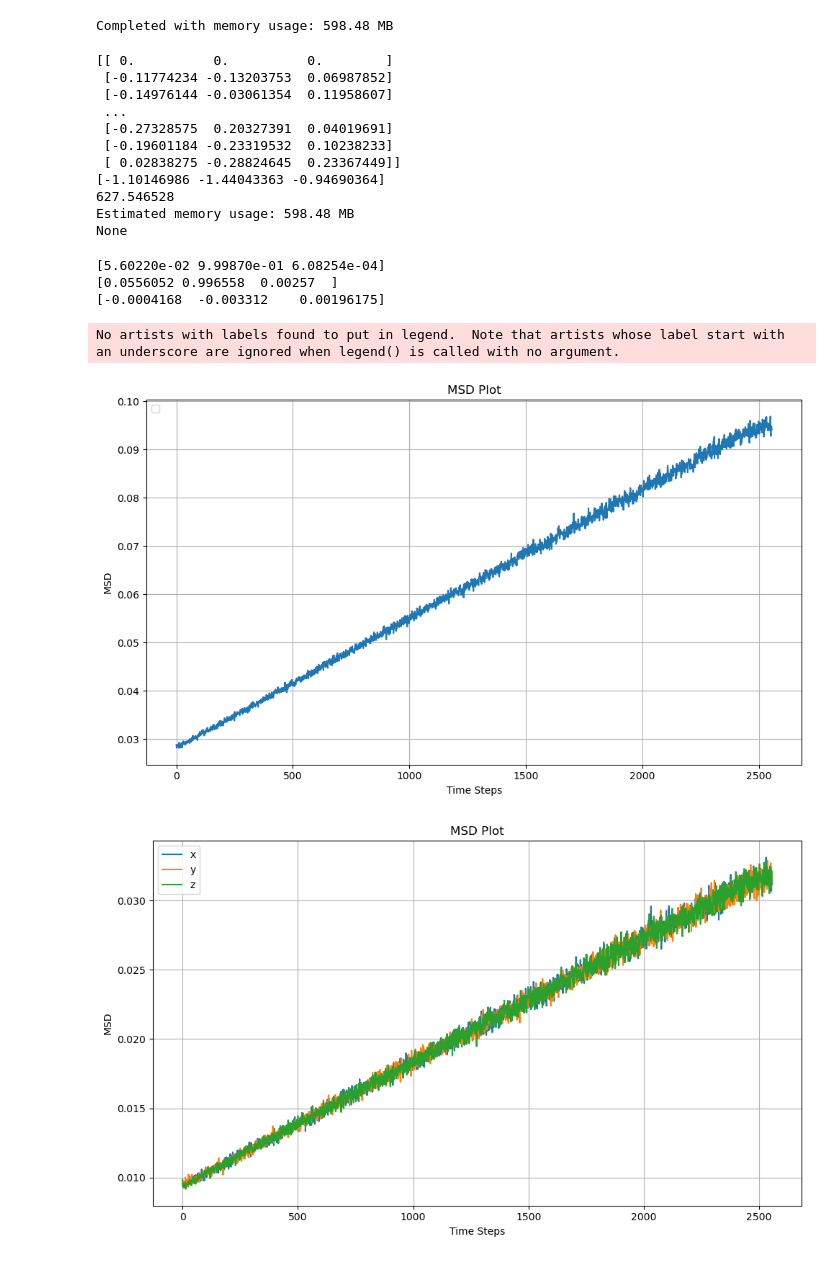
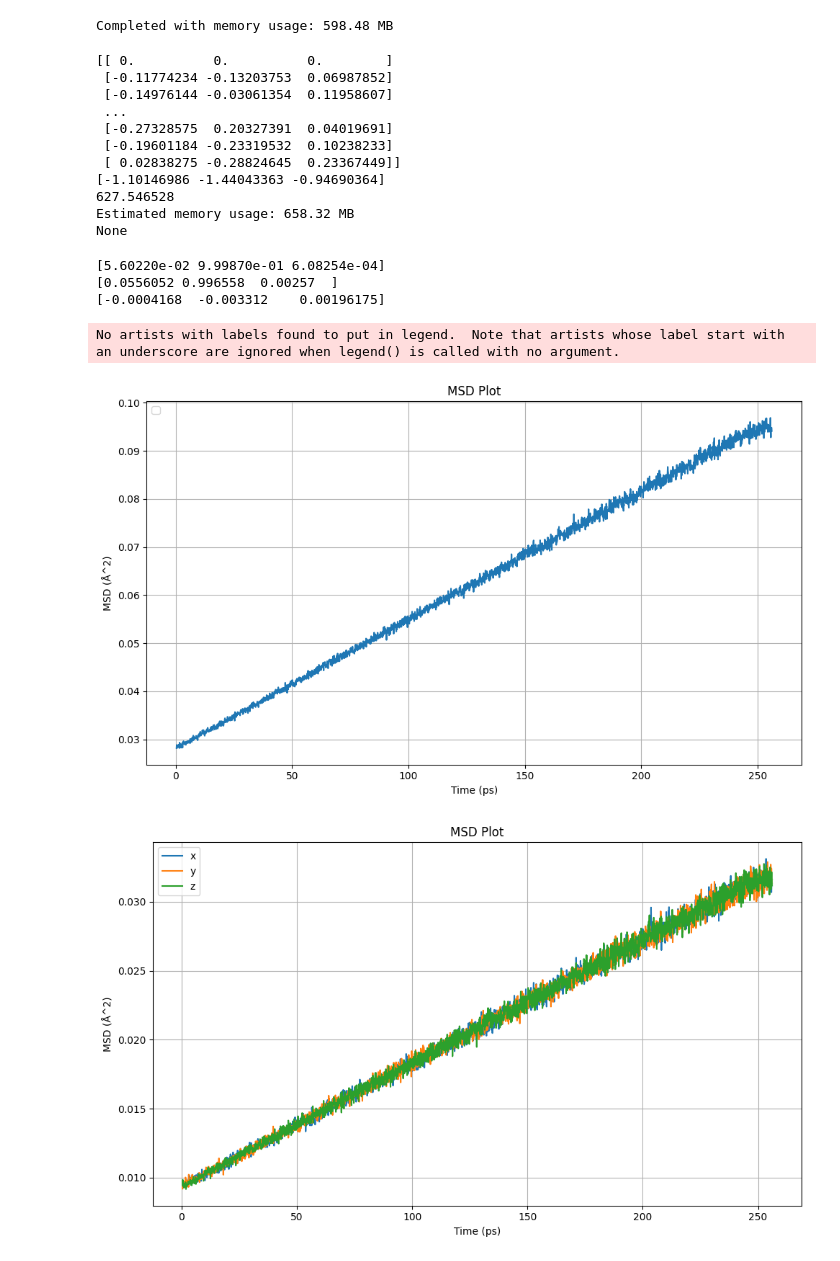
Before and after one commit to ChrisDavi3s/DiffusionAnalysis, a Jupyter notebook: DiffusionAnalysis/examples/example.ipynb, the cells around one changed output. Drawn from its saved outputs; the diff is of its cells as text; code cells hidden in the pictures.

```diff
--- a/DiffusionAnalysis/examples/example.ipynb
+++ b/DiffusionAnalysis/examples/example.ipynb
@@ -11,5 +11,5 @@ loader = DatDirectoryStructureLoader('dat_directory', structures_slice=None)
 # %% [output]
 Loading slice None from 2562 files
 # %%
-traj = DisplacementTrajectory(loader)
+traj = DisplacementTrajectory(loader, timestep=0.1, time_unit='ps')
 # %% [output]
@@ -38,7 +38,7 @@ print(traj._check_memory_usage())
  [ 0.02838275 -0.28824645  0.23367449]]
 [-1.10146986 -1.44043363 -0.94690364]
 627.546528
-Estimated memory usage: 598.48 MB
+Estimated memory usage: 658.32 MB
 None
 # %%
 loader.reset()
@@ -60,25 +60,25 @@ print(atoms10.get_scaled_positions()[0]- atoms0.get_scaled_positions()[0] )
 # %%
 # Create an MSDAnalysis object
 msd_analysis = SimpleMSDAnalysis(traj)
 
 # Assuming you have an instance of SimpleMSDAnalysis called 'msd_analysis'
 
 # Calculate the 3D MSD
 msd_3d = msd_analysis.calculate_msd(return_3d_msd=True)
-fig1 = msd_analysis.plot_msd((msd_3d), title='MSD Plot', legend_loc='upper left', skip_points=5)
+fig1 = msd_analysis.plot_msd((msd_3d), title='MSD Plot', legend_loc='upper left', skip_points=4)
 fig1.show()
 # Calculate the MSD for each direction (x, y, z)
 msd_x, msd_y, msd_z = msd_analysis.calculate_msd(return_3d_msd=False)
 
 # Plot the MSD for each direction
-fig2 = msd_analysis.plot_msd((msd_x, msd_y, msd_z), labels=['x','y' ,'z'], title='MSD Plot', legend_loc='upper left', skip_points=5)
+fig2 = msd_analysis.plot_msd((msd_x, msd_y, msd_z), labels=['x','y' ,'z'], title='MSD Plot', legend_loc='upper left', skip_points=4)
 fig2.show()
 # Calculate and plot the MSD along a non-normalized lattice vector for host atoms, correcting for framework drift
 lattice_vector = np.array([2, 0, 0])  # Example non-normalized lattice vector
 msd_along_lattice = msd_analysis.calculate_msd_along_lattice_vector(lattice_vector, atom_indices=msd_analysis.displacement_trajectory.host_atom_indices, correct_drift=False)
-fig3 = msd_analysis.plot_msd(msd_along_lattice, labels=f'MSD Along Lattice Vector {lattice_vector}', title='MSD Along Lattice Vector (Drift Uncorrected)', skip_points=5)
+fig3 = msd_analysis.plot_msd(msd_along_lattice, labels=f'MSD Along Lattice Vector {lattice_vector}', title='MSD Along Lattice Vector (Drift Uncorrected)', skip_points=4)
 fig3.show()
 # %% [output]
 No artists with labels found to put in legend.  Note that artists whose label start with an underscore are ignored when legend() is called with no argument.
-[figure, old version]
+[figure, new version]
-[figure, old version]
+[figure, new version]
```
Also changed, not shown: parts of 4 cells of this notebook, 7 other files.
